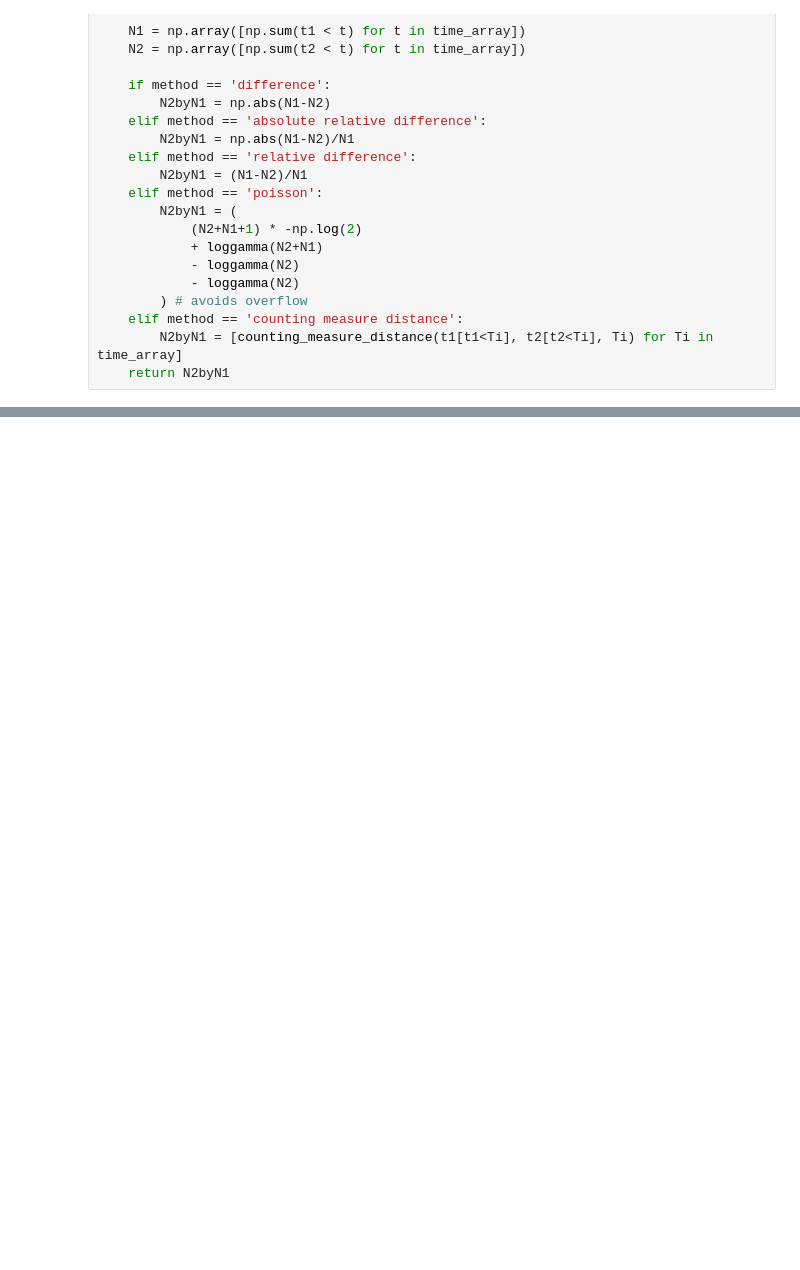
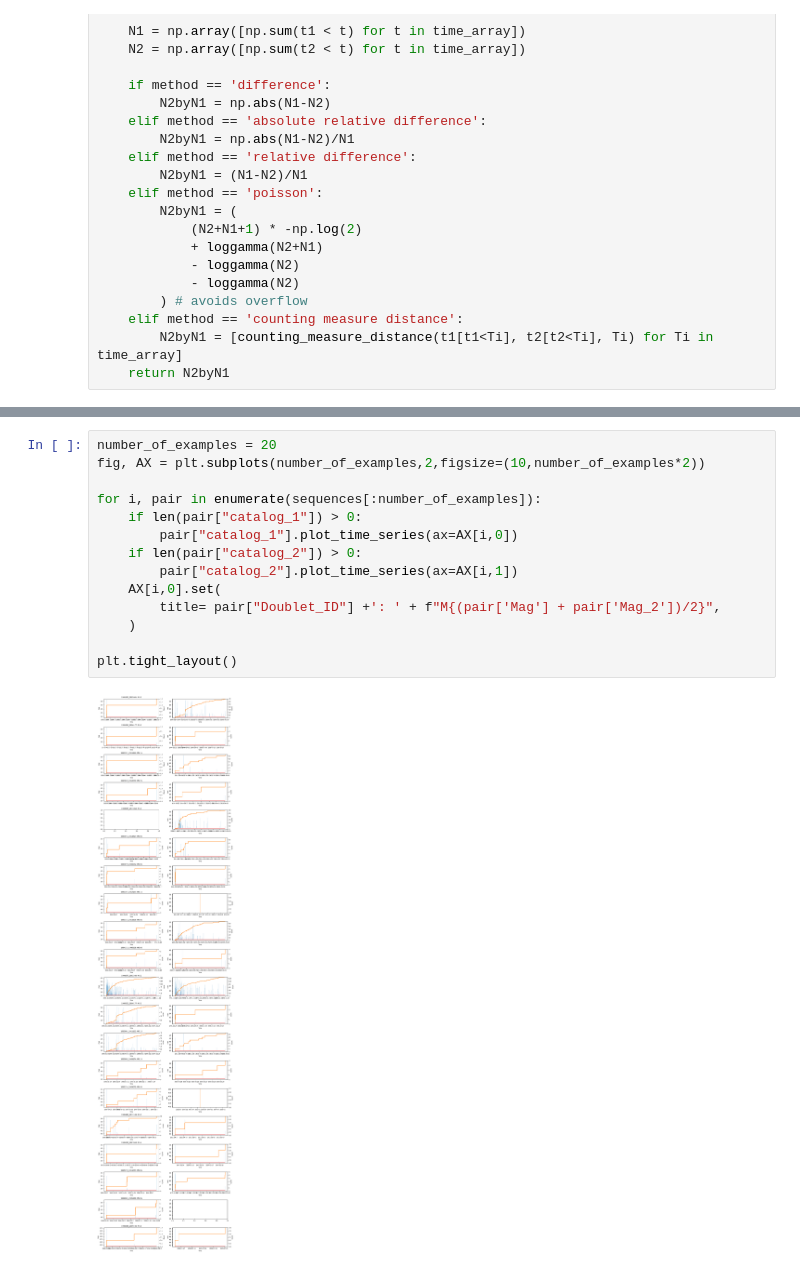
Before and after one commit to keliankaz/repeaters, a Jupyter notebook: repeaters_and_sequences.ipynb, the cells around one changed output, grey strips where cells are left out. Drawn from its saved outputs; the diff is of its cells as text; blank space fills up the shorter version.

```diff
--- a/repeaters_and_sequences.ipynb
+++ b/repeaters_and_sequences.ipynb
@@ -254,0 +248,16 @@ sequences[3]["catalog_1"].catalog
+# %%
+number_of_examples = 20
+fig, AX = plt.subplots(number_of_examples,2,figsize=(10,number_of_examples*2))
+
+for i, pair in enumerate(sequences[:number_of_examples]):
+    if len(pair["catalog_1"]) > 0:
+        pair["catalog_1"].plot_time_series(ax=AX[i,0])
+    if len(pair["catalog_2"]) > 0:
+        pair["catalog_2"].plot_time_series(ax=AX[i,1])
+    AX[i,0].set(
+        title= pair["Doublet_ID"] +': ' + f"M{(pair['Mag'] + pair['Mag_2'])/2}",
+    )
+
+plt.tight_layout()
+# %% [output]
+[figure, added]
```
Also changed, not shown: parts of 7 cells of this notebook.
